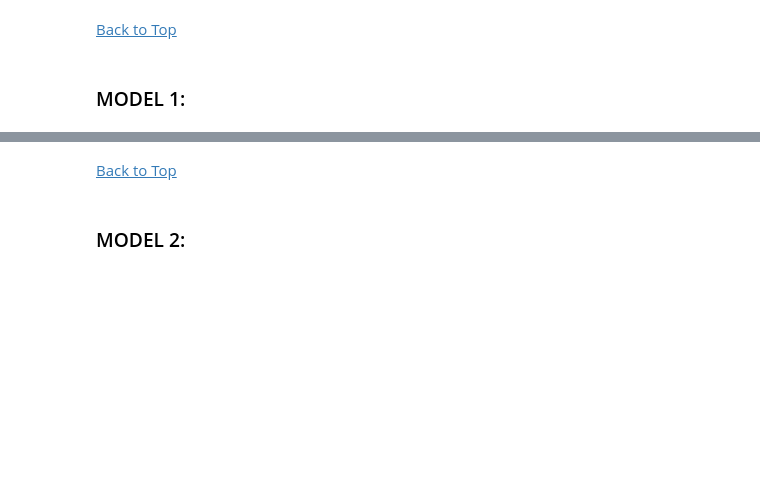
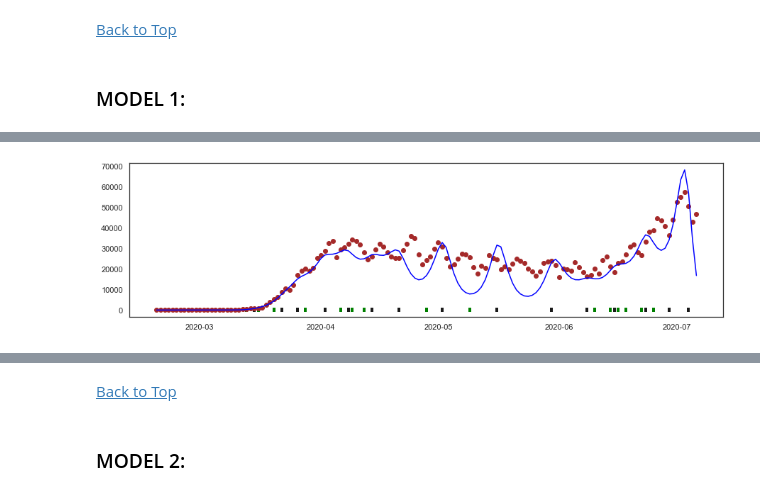
Before and after one commit to epidemic-research-team/compartmental-epidemic-model, a Jupyter notebook: GP for COVID-Poisson.ipynb, the cells around one changed output, grey strips where cells are left out. Saved outputs shown, nothing was run; the diff lists cells and outputs as text; code cells hidden in the pictures; blank space fills up the shorter version.

```diff
--- a/GP for COVID-Poisson.ipynb
+++ b/GP for COVID-Poisson.ipynb
@@ -48,21 +39,3 @@ print_summary(m)
-# %%
-'''
-m = gpflow.models.VGP(
-    (X_train, y_train), likelihood=gpflow.likelihoods.Gaussian(), kernel=k)
-
-natgrad = NaturalGradient(gamma=1.0)
-adam = tf.optimizers.Adam(0.01)
-
-set_trainable(m.q_mu, False)
-set_trainable(m.q_sqrt, False)
-
-logf = []
-
-for _ in range(ci_niter(1000)):
-    adam.minimize(m.training_loss, m.trainable_variables)
-    natgrad.minimize(m.training_loss, [(m.q_mu, m.q_sqrt)])
-    logf.append(m.elbo())
-'''
 # %% [markdown]
 ## Results Overview <a id='top'></a>
 # %% [markdown]
@@ -572,12 +304,12 @@ X_train = X_train.reshape((-1,1))
 X_test = X_test.reshape((-1,1))
 # %%
 # Create the kernel
-#MTRN = gpflow.kernels.Matern32()
-#k = MTRN
+MTRN = gpflow.kernels.Matern32()
+k = MTRN
 
-SE = gpflow.kernels.SquaredExponential()
-LIN = gpflow.kernels.Linear()
-RQ = gpflow.kernels.RationalQuadratic()
-k = SE*LIN*RQ
+#SE = gpflow.kernels.SquaredExponential()
+#LIN = gpflow.kernels.Linear()
+#RQ = gpflow.kernels.RationalQuadratic()
+#k = SE*LIN*RQ + gpflow.kernels.White(variance=3.0)
 
 print_summary(k)
@@ -613,2 +358,4 @@ plot_prediction(X_train, y_train, m1, X_test=None, Y_test=None, num_samples=20)
 # %%
-plot_model(y_train, mean, var, intial_inducing_points=list(Zinit[:,0]), inducing_points_list=list(m1.inducing_variable.Z.numpy()[:,0]))
+plot_model(y_train, np.exp(mean), np.exp(var), intial_inducing_points=list(Zinit[:,0]), inducing_points_list=list(m1.inducing_variable.Z.numpy()[:,0]))
+# %% [output]
+[figure, added]
```
Also changed, not shown: parts of 129 cells of this notebook.
